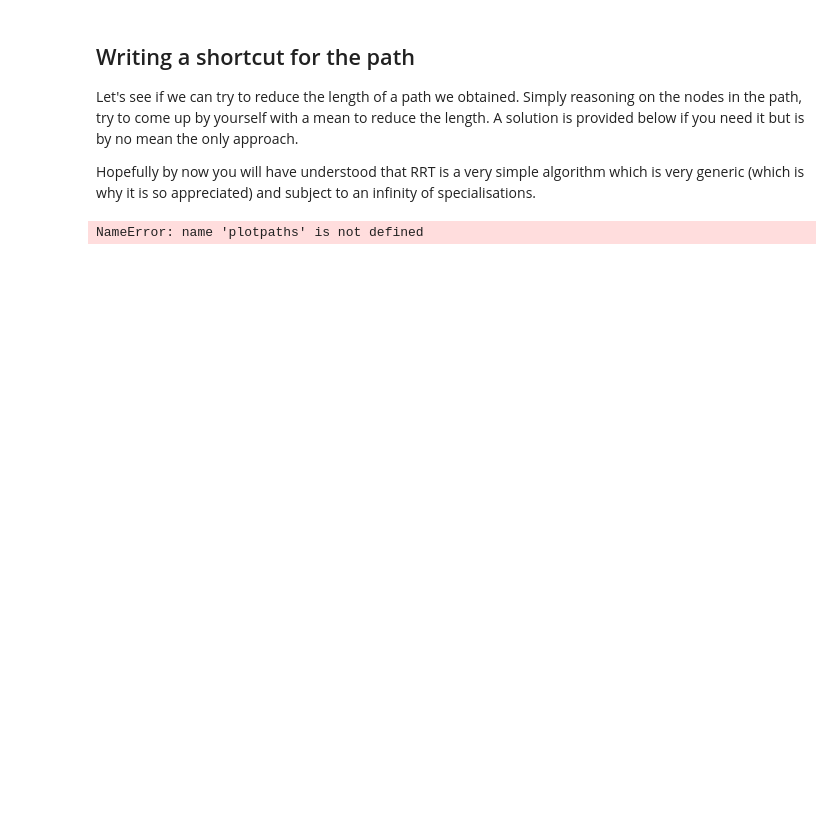
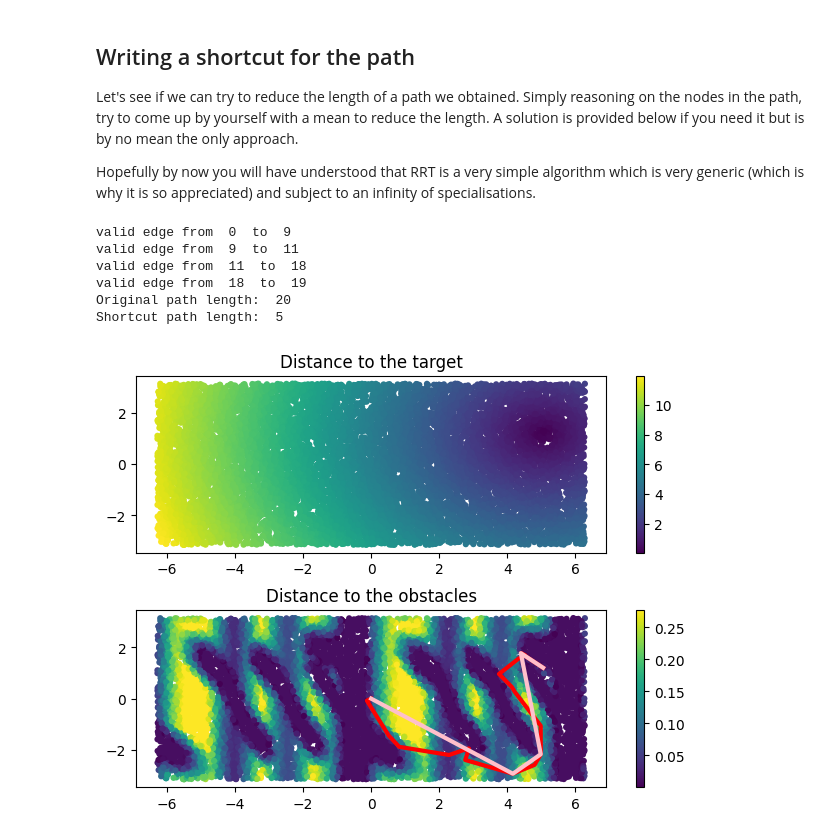
Before and after one commit to julialopezgomez/tutorials, a Jupyter notebook: 4_rrt.ipynb, the cells around one changed output. Saved outputs shown, nothing was run; the diff lists cells and outputs as text; code cells hidden in the pictures; blank space fills up the shorter version.

```diff
--- a/4_rrt.ipynb
+++ b/4_rrt.ipynb
@@ -243,18 +259,5 @@ path = foundpath and getpath(G) or []
 # %% [markdown]
 We now need to display the path to visualise it. For this, use the lerp function above to write a function that displays the path between two configurations at a constant velocity and use it to display the full path
-# %%
-from math import ceil
-from time import sleep
-
-def displayedge(q0,q1,vel=2.): #vel in sec.
-    '''Display the path obtained by linear interpolation of q0 to q1 at constant velocity vel'''
-    pass
-
-def displaypath(path):
-    for q0, q1 in zip(path[:-1],path[1:]):
-        displayedge(q0,q1)
-
-displaypath(path)
 # %%
 # %load tp4/generated/rrt_display_path
 from math import ceil
@@ -352,26 +349,51 @@ Simply reasoning on the nodes in the path, try to come up by yourself with a mea
 Hopefully by now you will have understood that RRT is a very simple algorithm which is very generic (which is why it is so appreciated) and subject to an infinity of specialisations.
 # %%
 def shortcut(path):
-    for i, q in enumerate(path):
+    # for i, q in enumerate(path): # for each configuration q in the path
+    #     for j in reversed(range(i+1,len(path))): # for each configuration starting from the end of the path until configuration i
+    #         q2 = path[j]
+    #         if VALID_EDGE(q,q2,discretisationsteps_validedge):
+    #             path = path[:i+1]+path[j:]
+    #             return path
+    # return path
+    i = 0
+    new_path = [path[0]]
+    while i < len(path)-1:
+        q = path[i]
         for j in reversed(range(i+1,len(path))):
             q2 = path[j]
-            q_new = NEW_CONF(q,q2,discretisationsteps_newconf, delta_q = delta_q)
             if VALID_EDGE(q,q2,discretisationsteps_validedge):
-                path = path[:i+1]+path[j:]
-                return path
-    return path
+                new_path.append(path[j])
+                print("valid edge from ", i, " to ", j)
+                i = j-1 # -1 because the for loop will increment i
+                break
+        i += 1
 
+    print("Original path length: ", len(path))
+    print("Shortcut path length: ", len(new_path))
+    return new_path
 
 colors = ["b","c","m","y"]
 originalpath = path[:]
 shortcutpath = originalpath[:]
 
-for _ in range(10):
+for _ in range(1):
     shortcutpath = shortcut(shortcutpath)
 
 plotpaths([originalpath,shortcutpath])
 
+#check that all edges in original path are valid
+for i in range(len(originalpath)-1):
+    if not VALID_EDGE(originalpath[i],originalpath[i+1],discretisationsteps_validedge):
+        print("Edge ",i," is not valid")
+
 displaypath(originalpath)
 displaypath(shortcutpath)
 # %% [output]
-NameError: name 'plotpaths' is not defined
+valid edge from  0  to  9
+valid edge from  9  to  11
+valid edge from  11  to  18
+valid edge from  18  to  19
+Original path length:  20
+Shortcut path length:  5
+[figure, added]
```
Also changed, not shown: parts of 16 cells of this notebook.
